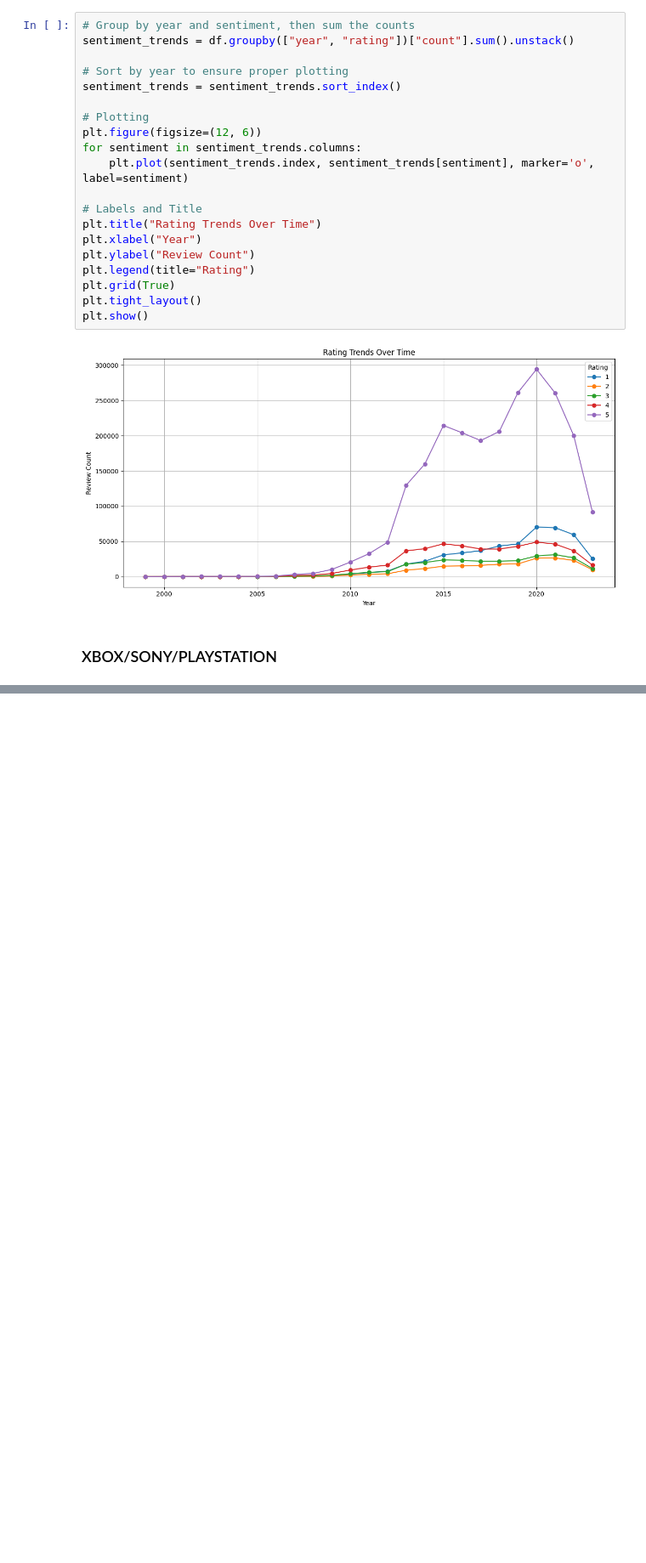
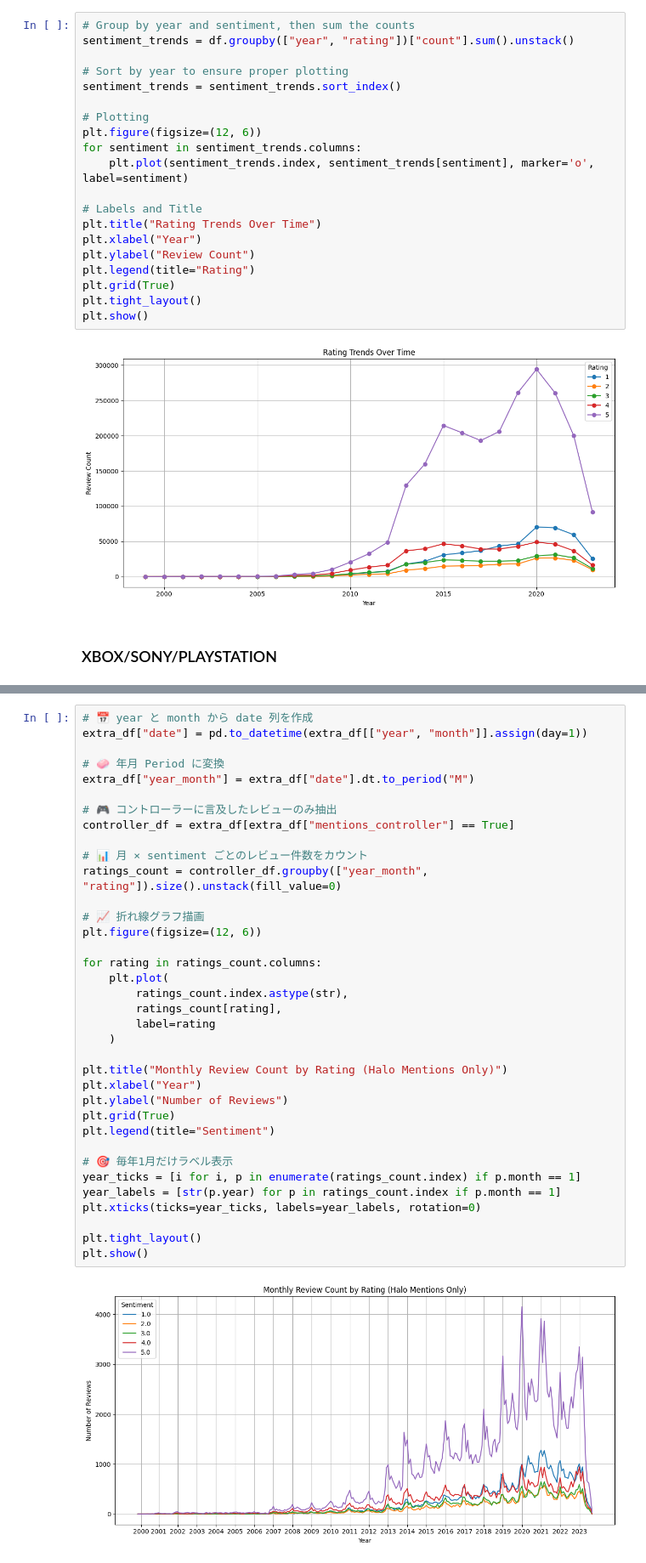
Before and after one commit to dragonstonehafiz/inf2006-big-data, a Jupyter notebook: python/plot.ipynb, the cells around one changed output, grey strips where cells are left out. Shown at 85% size. Drawn from its saved outputs; the diff is of its cells as text; blank space fills up the shorter version.

```diff
--- a/python/plot.ipynb
+++ b/python/plot.ipynb
@@ -422,0 +465,38 @@ plt.show()
+# %%
+# 📅 year と month から date 列を作成
+extra_df["date"] = pd.to_datetime(extra_df[["year", "month"]].assign(day=1))
+
+# 🧼 年月 Period に変換
+extra_df["year_month"] = extra_df["date"].dt.to_period("M")
+
+# 🎮 コントローラーに言及したレビューのみ抽出
+controller_df = extra_df[extra_df["mentions_controller"] == True]
+
+# 📊 月 × sentiment ごとのレビュー件数をカウント
+ratings_count = controller_df.groupby(["year_month", "rating"]).size().unstack(fill_value=0)
+
+# 📈 折れ線グラフ描画
+plt.figure(figsize=(12, 6))
+
+for rating in ratings_count.columns:
+    plt.plot(
+        ratings_count.index.astype(str),
+        ratings_count[rating],
+        label=rating
+    )
+
+plt.title("Monthly Review Count by Rating (Halo Mentions Only)")
+plt.xlabel("Year")
+plt.ylabel("Number of Reviews")
+plt.grid(True)
+plt.legend(title="Sentiment")
+
+# 🎯 毎年1月だけラベル表示
+year_ticks = [i for i, p in enumerate(ratings_count.index) if p.month == 1]
+year_labels = [str(p.year) for p in ratings_count.index if p.month == 1]
+plt.xticks(ticks=year_ticks, labels=year_labels, rotation=0)
+
+plt.tight_layout()
+plt.show()
+# %% [output]
+[figure, added]
```
Also changed, not shown: parts of 6 cells of this notebook, 2 other files.
